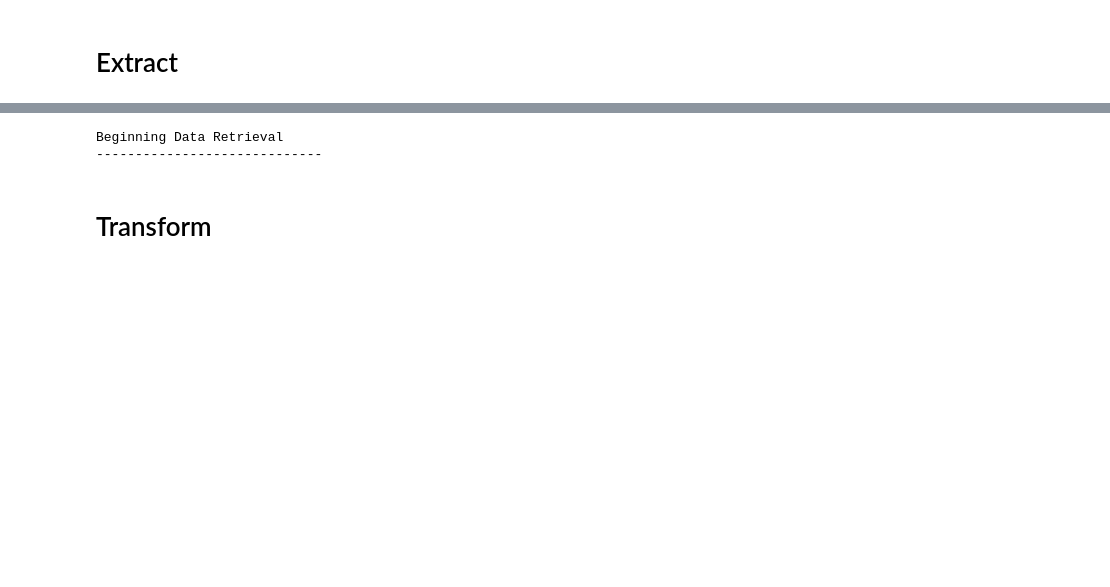
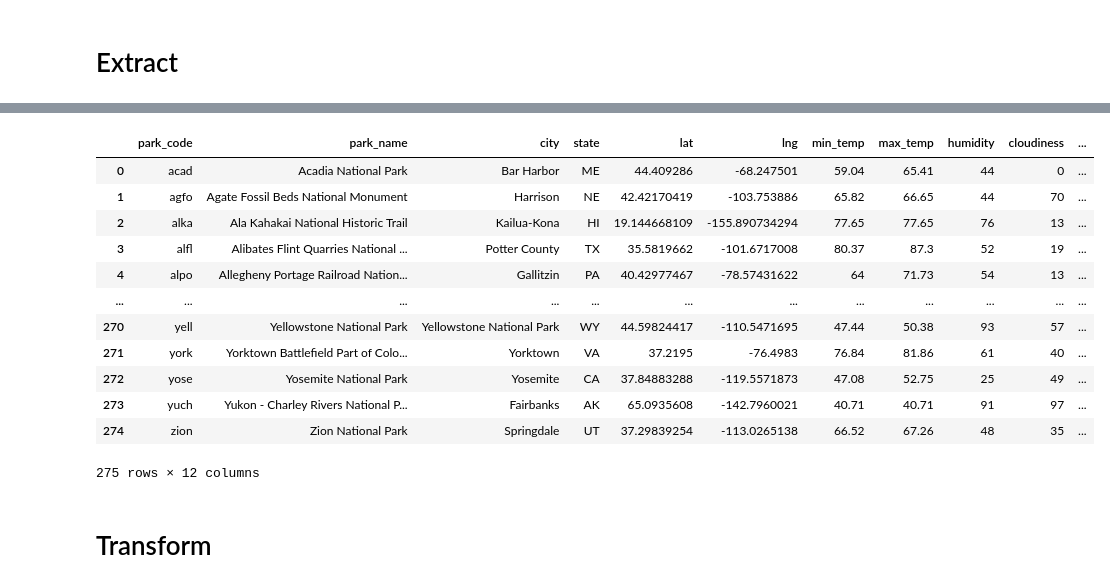
Before and after one commit to prathibha02/Project-2-parks_database, a Jupyter notebook: National_Parks.ipynb, the cells around one changed output, grey strips where cells are left out. Drawn from its saved outputs; the diff is of its cells as text; code cells hidden in the pictures; blank space fills up the shorter version.

```diff
--- a/National_Parks.ipynb
+++ b/National_Parks.ipynb
@@ -55,48 +70,56 @@ park_df=pd.DataFrame(park)
 # %%
 weather_df = park_df[['park_code','park_name','city','state','lat','lng']]
-weather_df["Min_Temp"]=""
-weather_df["Max_Temp"]=""
-weather_df["Humidity"]=""
-weather_df["Cloudiness"]=""
-weather_df["Wind_Speed"]=""
-weather_df["Date"]=""
+weather_df["min_temp"]=""
+weather_df["max_temp"]=""
+weather_df["humidity"]=""
+weather_df["cloudiness"]=""
+weather_df["wind_speed"]=""
+weather_df["date"]=""
 
 
 units = 'imperial'
 weather_key=weather_key
 openweather =  "https://api.openweathermap.org/data/2.5/weather?"
-
-print("Beginning Data Retrieval")
-print("-----------------------------")
 
 
 for index,row in weather_df.iterrows():
     park = row["park_name"]
     lat = row['lat']
     lng = row['lng']
     params = {'appid':weather_key,
              'lat':lat,
-             'lon':lng}
+             'lon':lng,
+             'units':units}
     response = requests.get(openweather,params=params).json()
     try:
         min_temp = response["main"]["temp_min"]
         max_temp = response["main"]["temp_max"]
         humidity = response["main"]["humidity"]
         wind = response["wind"]["speed"]
-        country = response["sys"]["country"]
         date = response["dt"]
         clouds = response['clouds']['all']
-        weather_df.loc[index,"Humidity"]=humidity
-        weather_df.loc[index,"Min_Temp"]=min_temp
-        weather_df.loc[index,"Max _Temp"]=max_temp
-        weather_df.loc[index,"Humidity"]=humidity
-        weather_df.loc[index,"Cloudiness"]=clouds
-        weather_df.loc[index,"Wind_Speed"]=wind
-        weather_df.loc[index,"Country"]=country
-        weather_df.loc[index,"Date"]=date
+        weather_df.loc[index,"humidity"]=humidity
+        weather_df.loc[index,"min_temp"]=min_temp
+        weather_df.loc[index,"max_temp"]=max_temp
+        weather_df.loc[index,"humidity"]=humidity
+        weather_df.loc[index,"cloudiness"]=clouds
+        weather_df.loc[index,"wind_speed"]=wind
+        weather_df.loc[index,"date"]=date
     except:
         pass
+weather_df
 # %% [output]
+|  | park_code | park_name | city | state | lat | lng | min_temp | max_temp | humidity | cloudiness | ... |
+| 0 | acad | Acadia National Park | Bar Harbor | ME | 44.409286 | -68.247501 | 59.04 | 65.41 | 44 | 0 | ... |
+| 1 | agfo | Agate Fossil Beds National Monument | Harrison | NE | 42.42170419 | -103.753886 | 65.82 | 66.65 | 44 | 70 | ... |
+| 2 | alka | Ala Kahakai National Historic Trail | Kailua-Kona | HI | 19.144668109 | -155.890734294 | 77.65 | 77.65 | 76 | 13 | ... |
+| 3 | alfl | Alibates Flint Quarries National ... | Potter County | TX | 35.5819662 | -101.6717008 | 80.37 | 87.3 | 52 | 19 | ... |
+| 4 | alpo | Allegheny Portage Railroad Nation... | Gallitzin | PA | 40.42977467 | -78.57431622 | 64 | 71.73 | 54 | 13 | ... |
+| ... | ... | ... | ... | ... | ... | ... | ... | ... | ... | ... | ... |
+| 270 | yell | Yellowstone National Park | Yellowstone National Park | WY | 44.59824417 | -110.5471695 | 47.44 | 50.38 | 93 | 57 | ... |
+| 271 | york | Yorktown Battlefield Part of Colo... | Yorktown | VA | 37.2195 | -76.4983 | 76.84 | 81.86 | 61 | 40 | ... |
+| 272 | yose | Yosemite National Park | Yosemite | CA | 37.84883288 | -119.5571873 | 47.08 | 52.75 | 25 | 49 | ... |
+| 273 | yuch | Yukon - Charley Rivers National P... | Fairbanks | AK | 65.0935608 | -142.7960021 | 40.71 | 40.71 | 91 | 97 | ... |
+| 274 | zion | Zion National Park | Springdale | UT | 37.29839254 | -113.0265138 | 66.52 | 67.26 | 48 | 35 | ... |
-Beginning Data Retrieval
------------------------------
+275 rows × 12 columns
 # %%
```
Also changed, not shown: parts of 23 cells of this notebook, 4 other files.
